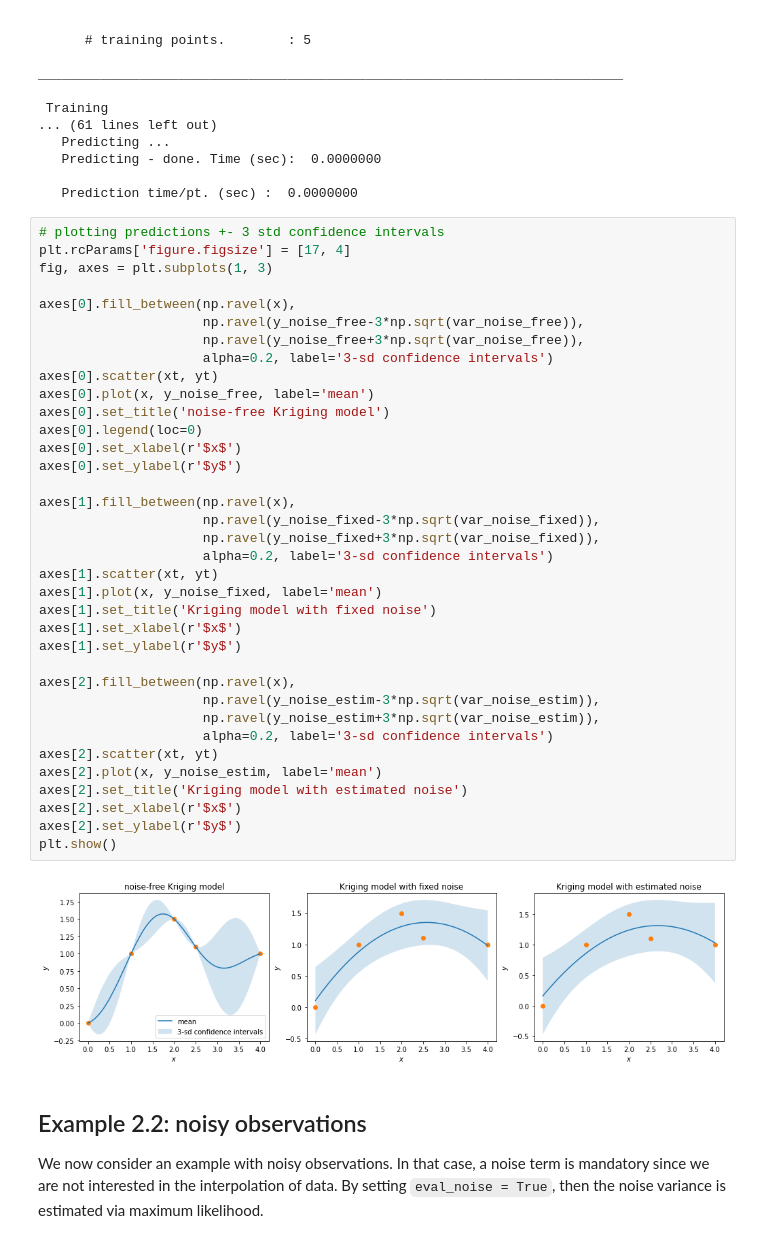
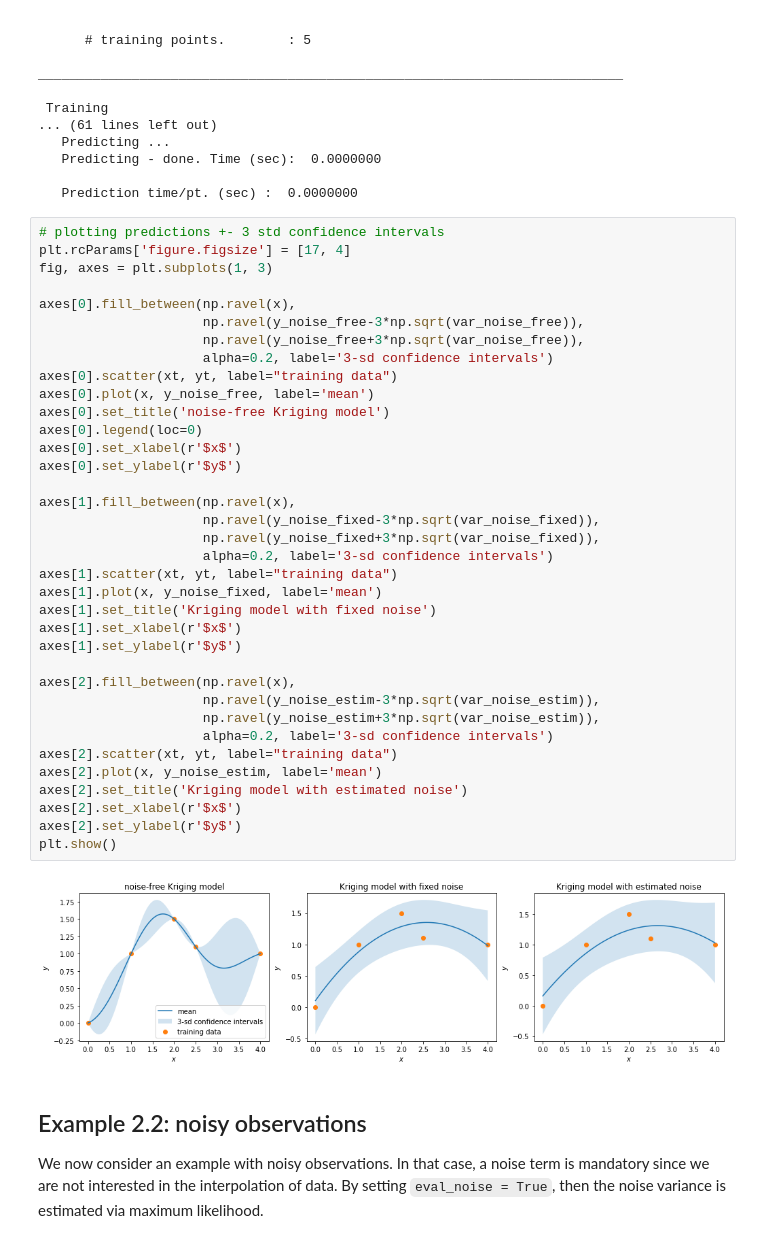
Before and after one commit to SMTorg/smt, a Jupyter notebook: tutorial/SMT_Noise.ipynb, the cells around one changed output. Saved outputs shown, nothing was run; the diff lists cells and outputs as text.

```diff
--- a/tutorial/SMT_Noise.ipynb
+++ b/tutorial/SMT_Noise.ipynb
@@ -115,37 +115,37 @@ fig, axes = plt.subplots(1, 3)
 
 axes[0].fill_between(np.ravel(x),
                      np.ravel(y_noise_free-3*np.sqrt(var_noise_free)),
                      np.ravel(y_noise_free+3*np.sqrt(var_noise_free)),
                      alpha=0.2, label='3-sd confidence intervals')
-axes[0].scatter(xt, yt)
+axes[0].scatter(xt, yt, label="training data")
 axes[0].plot(x, y_noise_free, label='mean')
 axes[0].set_title('noise-free Kriging model')
 axes[0].legend(loc=0)
 axes[0].set_xlabel(r'$x$')
 axes[0].set_ylabel(r'$y$')
 
 axes[1].fill_between(np.ravel(x),
                      np.ravel(y_noise_fixed-3*np.sqrt(var_noise_fixed)),
                      np.ravel(y_noise_fixed+3*np.sqrt(var_noise_fixed)),
                      alpha=0.2, label='3-sd confidence intervals')
-axes[1].scatter(xt, yt)
+axes[1].scatter(xt, yt, label="training data")
 axes[1].plot(x, y_noise_fixed, label='mean')
 axes[1].set_title('Kriging model with fixed noise')
 axes[1].set_xlabel(r'$x$')
 axes[1].set_ylabel(r'$y$')
 
 axes[2].fill_between(np.ravel(x),
                      np.ravel(y_noise_estim-3*np.sqrt(var_noise_estim)),
                      np.ravel(y_noise_estim+3*np.sqrt(var_noise_estim)),
                      alpha=0.2, label='3-sd confidence intervals')
-axes[2].scatter(xt, yt)
+axes[2].scatter(xt, yt, label="training data")
 axes[2].plot(x, y_noise_estim, label='mean')
 axes[2].set_title('Kriging model with estimated noise')
 axes[2].set_xlabel(r'$x$')
 axes[2].set_ylabel(r'$y$')
 plt.show()
 # %% [output]
-[figure, old version]
+[figure, new version]
 # %% [markdown]
 ## Example 2.2: noisy observations
 
```
Also changed, not shown: parts of 5 cells of this notebook.
